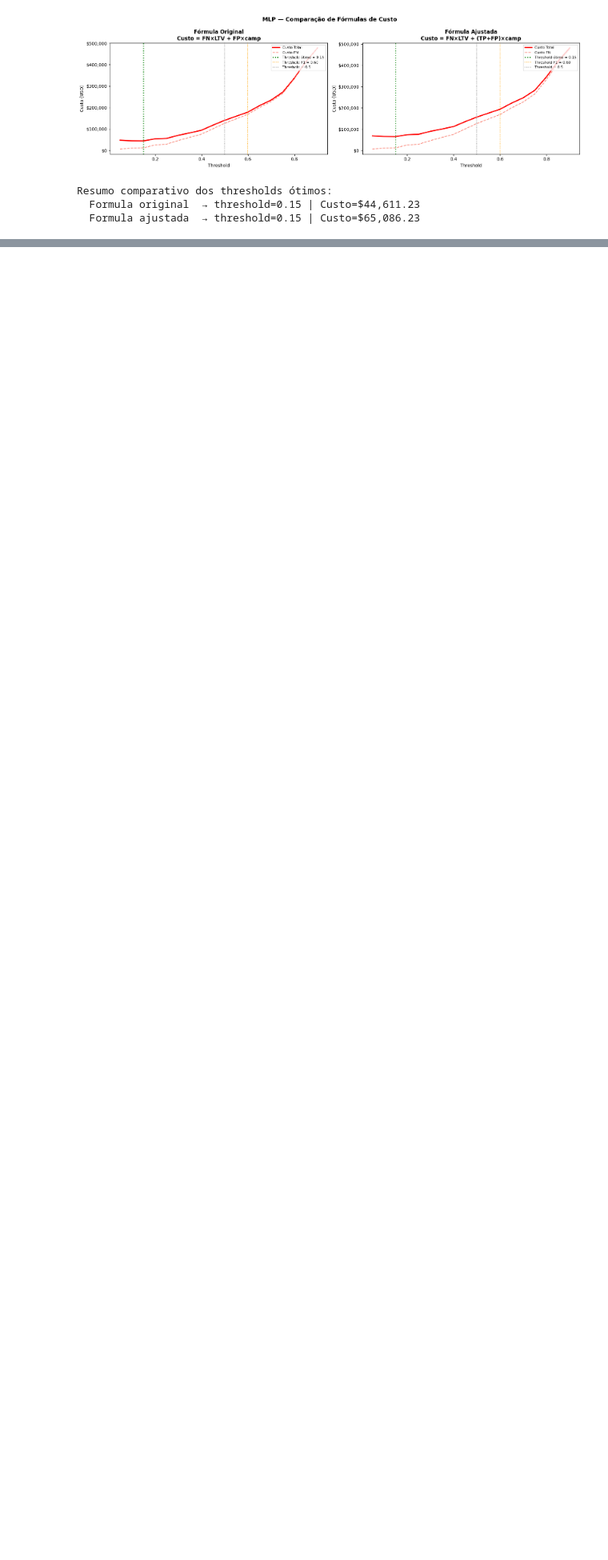
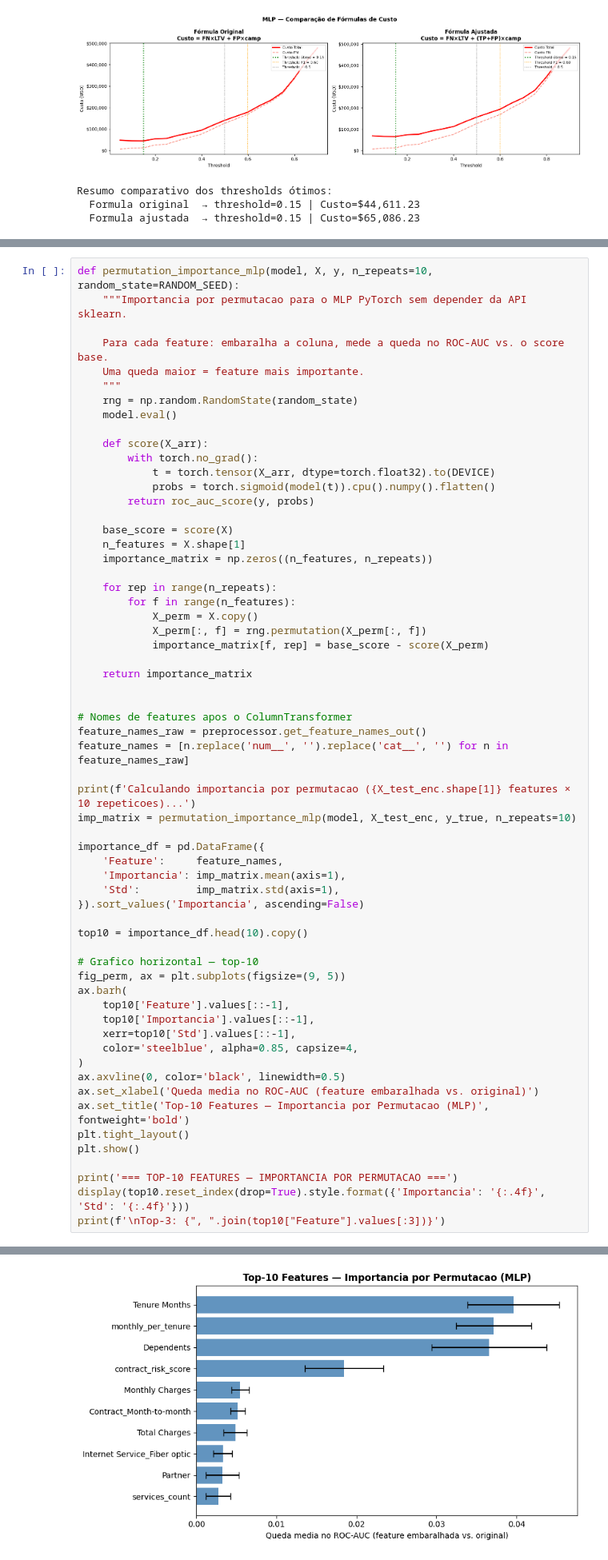
Before and after one commit to eeyamazaki/telco-churn-mlp, a Jupyter notebook: notebooks/04_mlp.ipynb, the cells around one changed output, grey strips where cells are left out. Shown at 80% size. Drawn from its saved outputs; the diff is of its cells as text; blank space fills up the shorter version.

```diff
--- a/notebooks/04_mlp.ipynb
+++ b/notebooks/04_mlp.ipynb
@@ -782,0 +1012,62 @@ A fórmula ajustada penaliza o volume total de abordagens, o que desloca o thres
+# %%
+def permutation_importance_mlp(model, X, y, n_repeats=10, random_state=RANDOM_SEED):
+    """Importancia por permutacao para o MLP PyTorch sem depender da API sklearn.
+
+    Para cada feature: embaralha a coluna, mede a queda no ROC-AUC vs. o score base.
+    Uma queda maior = feature mais importante.
+    """
+    rng = np.random.RandomState(random_state)
+    model.eval()
+
+    def score(X_arr):
+        with torch.no_grad():
+            t = torch.tensor(X_arr, dtype=torch.float32).to(DEVICE)
+            probs = torch.sigmoid(model(t)).cpu().numpy().flatten()
+        return roc_auc_score(y, probs)
+
+    base_score = score(X)
+    n_features = X.shape[1]
+    importance_matrix = np.zeros((n_features, n_repeats))
+
+    for rep in range(n_repeats):
+        for f in range(n_features):
+            X_perm = X.copy()
+            X_perm[:, f] = rng.permutation(X_perm[:, f])
+            importance_matrix[f, rep] = base_score - score(X_perm)
+
+    return importance_matrix
+
+
+# Nomes de features apos o ColumnTransformer
+feature_names_raw = preprocessor.get_feature_names_out()
+feature_names = [n.replace('num__', '').replace('cat__', '') for n in feature_names_raw]
+
+print(f'Calculando importancia por permutacao ({X_test_enc.shape[1]} features × 10 repeticoes)...')
+imp_matrix = permutation_importance_mlp(model, X_test_enc, y_true, n_repeats=10)
+
+importance_df = pd.DataFrame({
+    'Feature':     feature_names,
+    'Importancia': imp_matrix.mean(axis=1),
+    'Std':         imp_matrix.std(axis=1),
+}).sort_values('Importancia', ascending=False)
+
+top10 = importance_df.head(10).copy()
+
+# Grafico horizontal — top-10
+fig_perm, ax = plt.subplots(figsize=(9, 5))
+ax.barh(
+    top10['Feature'].values[::-1],
+    top10['Importancia'].values[::-1],
+    xerr=top10['Std'].values[::-1],
+    color='steelblue', alpha=0.85, capsize=4,
+)
+ax.axvline(0, color='black', linewidth=0.5)
+ax.set_xlabel('Queda media no ROC-AUC (feature embaralhada vs. original)')
+ax.set_title('Top-10 Features — Importancia por Permutacao (MLP)', fontweight='bold')
+plt.tight_layout()
+plt.show()
+
+print('=== TOP-10 FEATURES — IMPORTANCIA POR PERMUTACAO ===')
+display(top10.reset_index(drop=True).style.format({'Importancia': '{:.4f}', 'Std': '{:.4f}'}))
+print(f'\nTop-3: {", ".join(top10["Feature"].values[:3])}')
+# %% [output]
@@ -782,0 +1075 @@ A fórmula ajustada penaliza o volume total de abordagens, o que desloca o thres
+[figure, added]
```
Also changed, not shown: parts of 8 cells of this notebook, 2 other files.
